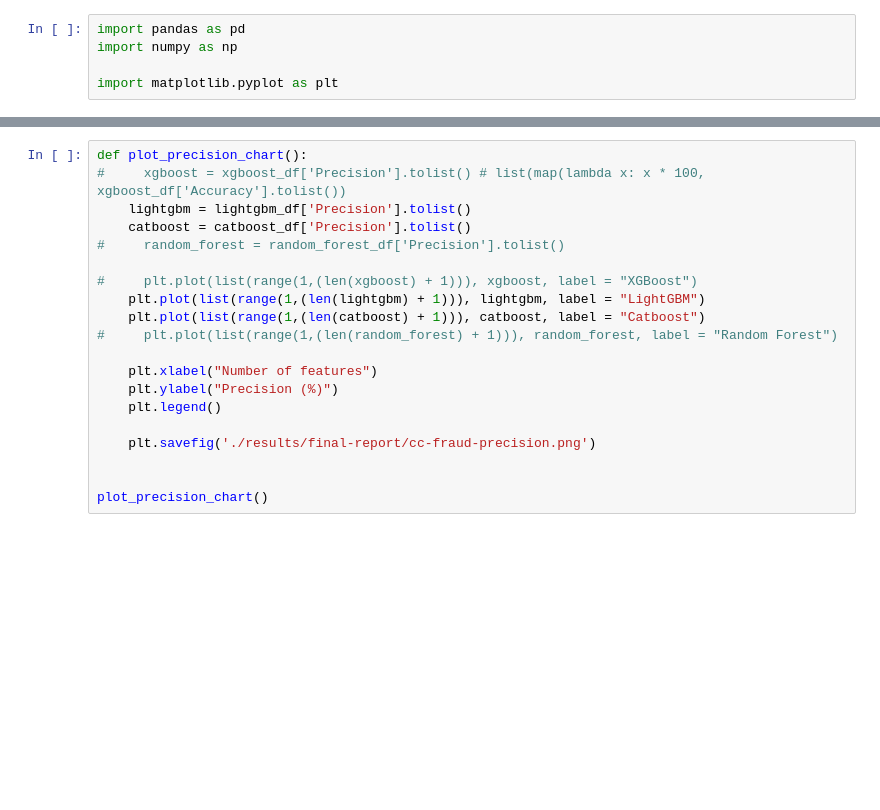
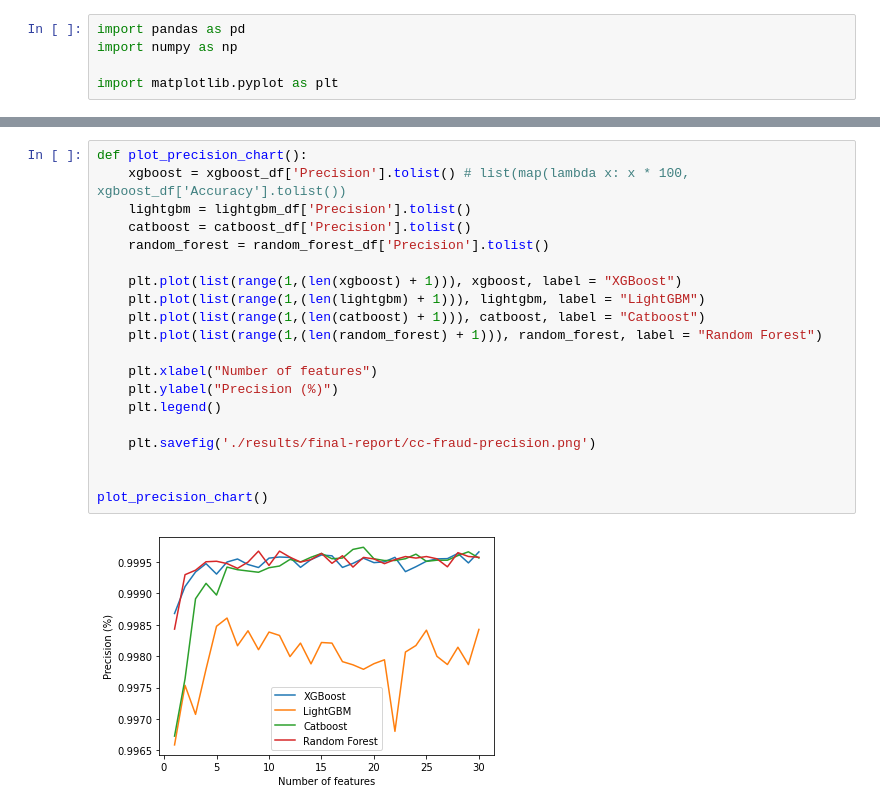
Before and after one commit to miguelpimentel/shap_feature_selection, a Jupyter notebook: credit_card_fraud/cc-fraud-experiment-report.ipynb, the cells around one changed output, grey strips where cells are left out. Cells and saved outputs as stored; diff of their text form; blank space fills up the shorter version.

```diff
--- a/credit_card_fraud/cc-fraud-experiment-report.ipynb
+++ b/credit_card_fraud/cc-fraud-experiment-report.ipynb
@@ -35,22 +35,24 @@ plot_accuracy_chart()
 # %%
 def plot_precision_chart():
-#     xgboost = xgboost_df['Precision'].tolist() # list(map(lambda x: x * 100, xgboost_df['Accuracy'].tolist())
+    xgboost = xgboost_df['Precision'].tolist() # list(map(lambda x: x * 100, xgboost_df['Accuracy'].tolist())
     lightgbm = lightgbm_df['Precision'].tolist()
     catboost = catboost_df['Precision'].tolist()
-#     random_forest = random_forest_df['Precision'].tolist()
+    random_forest = random_forest_df['Precision'].tolist()
 
-#     plt.plot(list(range(1,(len(xgboost) + 1))), xgboost, label = "XGBoost")
+    plt.plot(list(range(1,(len(xgboost) + 1))), xgboost, label = "XGBoost")
     plt.plot(list(range(1,(len(lightgbm) + 1))), lightgbm, label = "LightGBM")
     plt.plot(list(range(1,(len(catboost) + 1))), catboost, label = "Catboost")
-#     plt.plot(list(range(1,(len(random_forest) + 1))), random_forest, label = "Random Forest")
+    plt.plot(list(range(1,(len(random_forest) + 1))), random_forest, label = "Random Forest")
 
     plt.xlabel("Number of features")
     plt.ylabel("Precision (%)")
     plt.legend()
 
     plt.savefig('./results/final-report/cc-fraud-precision.png')
 
 
 plot_precision_chart()
+# %% [output]
+[figure, added]
 # %%
 def plot_recall_chart():
```
Also changed, not shown: parts of 7 cells of this notebook, 9 other files.
